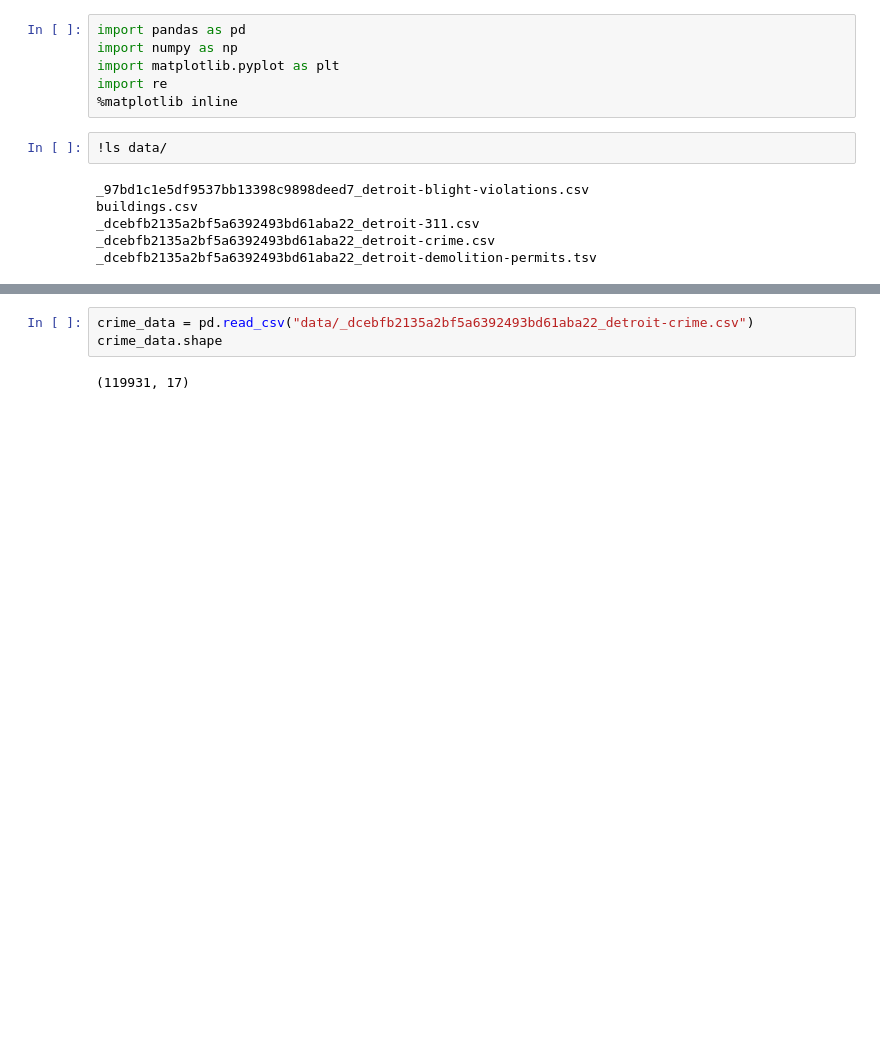
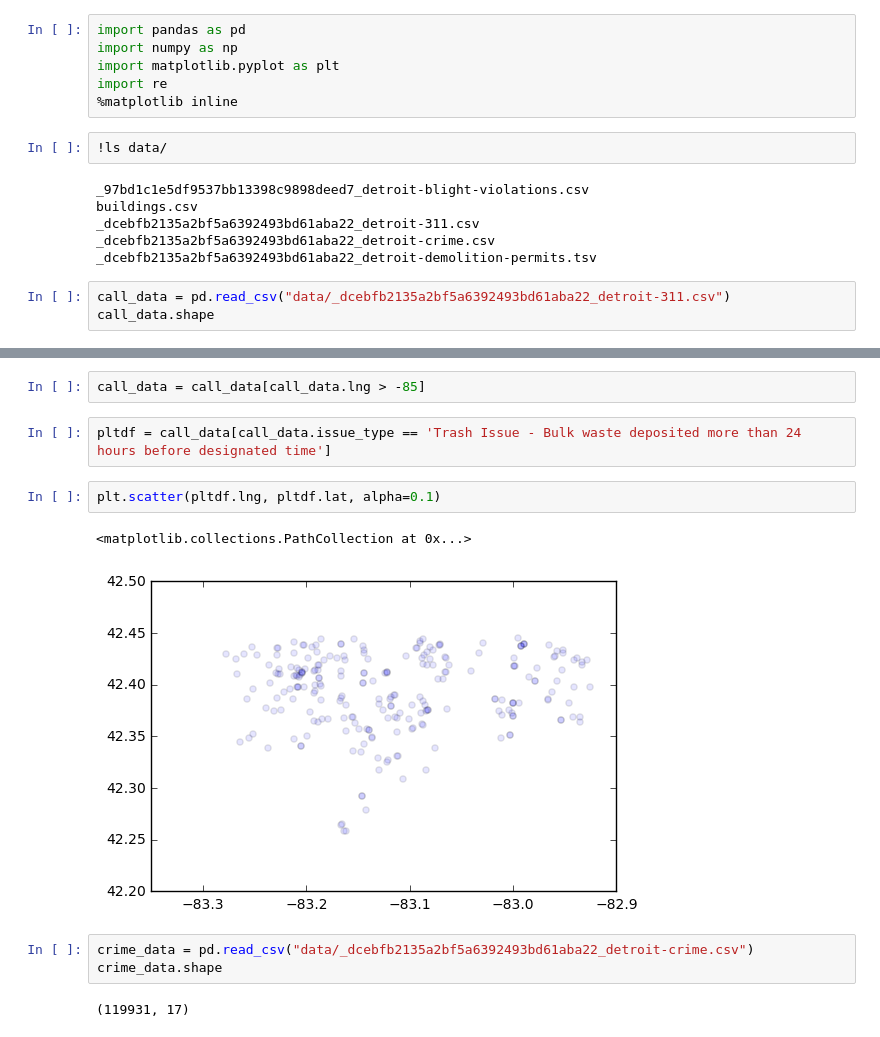
Before and after one commit to crazycodingcat/datasci_course_materials, a Jupyter notebook: capstone/blight/model.ipynb, the cells around one changed output, grey strips where cells are left out. Cells and saved outputs as stored; diff of their text form; blank space fills up the shorter version.

```diff
--- a/capstone/blight/model.ipynb
+++ b/capstone/blight/model.ipynb
@@ -12,3 +12,6 @@ buildings.csv
 _dcebfb2135a2bf5a6392493bd61aba22_detroit-311.csv
 _dcebfb2135a2bf5a6392493bd61aba22_detroit-crime.csv
 _dcebfb2135a2bf5a6392493bd61aba22_detroit-demolition-permits.tsv
+# %%
+call_data = pd.read_csv("data/_dcebfb2135a2bf5a6392493bd61aba22_detroit-311.csv")
+call_data.shape
@@ -15,3 +49,12 @@ _dcebfb2135a2bf5a6392493bd61aba22_detroit-demolition-permits.tsv
+# %%
+call_data = call_data[call_data.lng > -85]
+# %%
+pltdf = call_data[call_data.issue_type == 'Trash Issue - Bulk waste deposited more than 24 hours before designated time']
+# %%
+plt.scatter(pltdf.lng, pltdf.lat, alpha=0.1)
+# %% [output]
+<matplotlib.collections.PathCollection at 0x...>
+[figure, added]
 # %%
 crime_data = pd.read_csv("data/_dcebfb2135a2bf5a6392493bd61aba22_detroit-crime.csv")
 crime_data.shape
```
Also changed, not shown: parts of 116 cells of this notebook, 2 other files.
